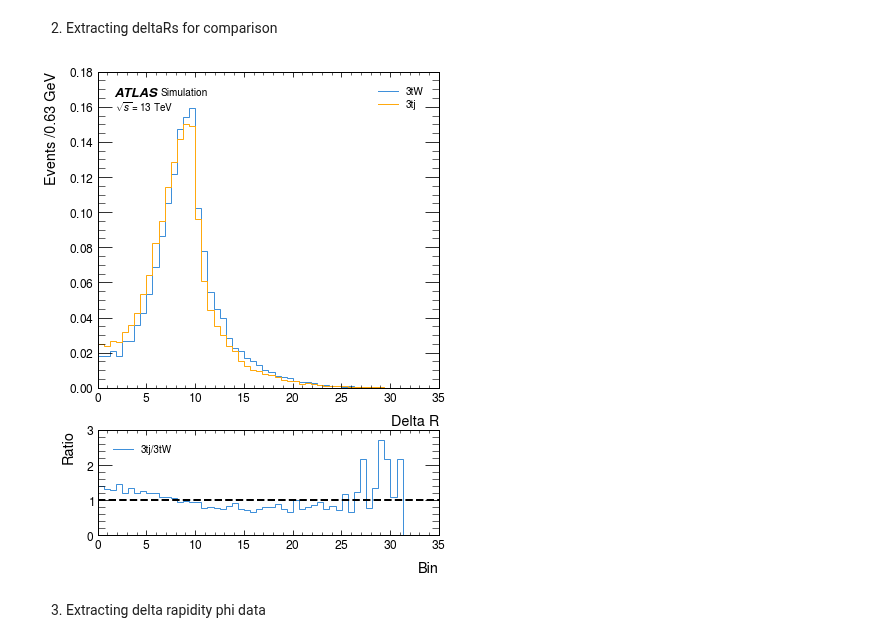
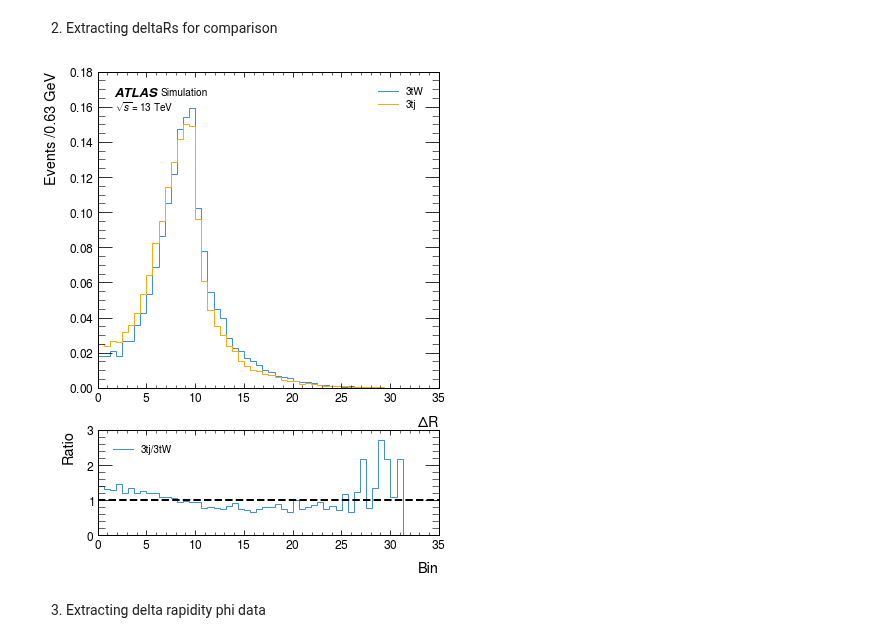
Before and after one commit to archiebrooks02/MPHYS-4Top, a Jupyter notebook: 3v3.ipynb, the cells around one changed output. Saved outputs shown, nothing was run; the diff lists cells and outputs as text; code cells hidden in the pictures.

```diff
--- a/3v3.ipynb
+++ b/3v3.ipynb
@@ -259,7 +259,7 @@ transposed_3tj = np.transpose(all_filtered_3tj)
 sorted_indices = np.argsort(transposed_3tj.rho)
 trans_sorted_3tj = transposed_3tj[sorted_indices]
 highest_pt_3tj = vector.zip({'pt':trans_sorted_3tj.rho[:,-1],'eta':trans_sorted_3tj.eta[:,-1],'phi':trans_sorted_3tj.phi[:,-1], 'mass':172.76})
-second_highest_pt_3tj = vector.zip({'pt':trans_sorted_3tj.rho[:,-2],'eta':trans_sorted_3tj.eta[:,-2],'phi':trans_sorted_3tj.phi[:,-2], 'mass':172.76})
+middle_pt_3tj = vector.zip({'pt':trans_sorted_3tj.rho[:,-2],'eta':trans_sorted_3tj.eta[:,-2],'phi':trans_sorted_3tj.phi[:,-2], 'mass':172.76})
 # %%
 fig, ax = plt.subplots(nrows = 2, ncols = 1, gridspec_kw={'height_ratios': [3, 1]},figsize = (6,8))
 histogram([highest_pt_3tW.rho, highest_pt_3tj.rho], 50, ['3tW', '3tj'], ax[0], density=True, ratio=True, ratio_axes=ax[1])
@@ -270,15 +270,15 @@ plt.show()
 # %% [markdown]
 2. Extracting deltaRs for comparison
 # %%
-deltaR_3tW = highest_pt_3tW.deltaR2(second_highest_pt_3tW)
-deltaR_3tj = highest_pt_3tj.deltaR2(second_highest_pt_3tj)
+deltaR_3tW = highest_pt_3tW.deltaR2(middle_pt_3tW)
+deltaR_3tj = highest_pt_3tj.deltaR2(middle_pt_3tj)
 
 fig, ax = plt.subplots(nrows = 2, ncols = 1, gridspec_kw={'height_ratios': [3, 1]},figsize = (6,8))
 histogram([deltaR_3tW, deltaR_3tj], 50, ['3tW', '3tj'], ax[0], density=True, ratio=True, ratio_axes=ax[1])
-ax[0].set_xlabel('Delta R')
+ax[0].set_xlabel(r'$\Delta$R')
 plt.show()
 # %% [output]
-[figure, old version]
+[figure, new version]
 # %% [markdown]
 3. Extracting delta rapidity phi data
 # %%
```
Also changed, not shown: parts of 5 cells of this notebook.
